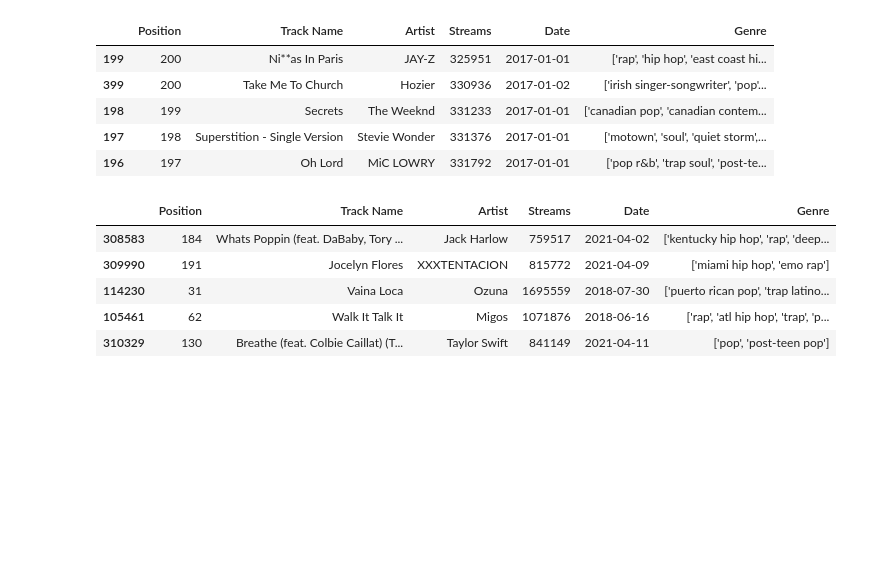
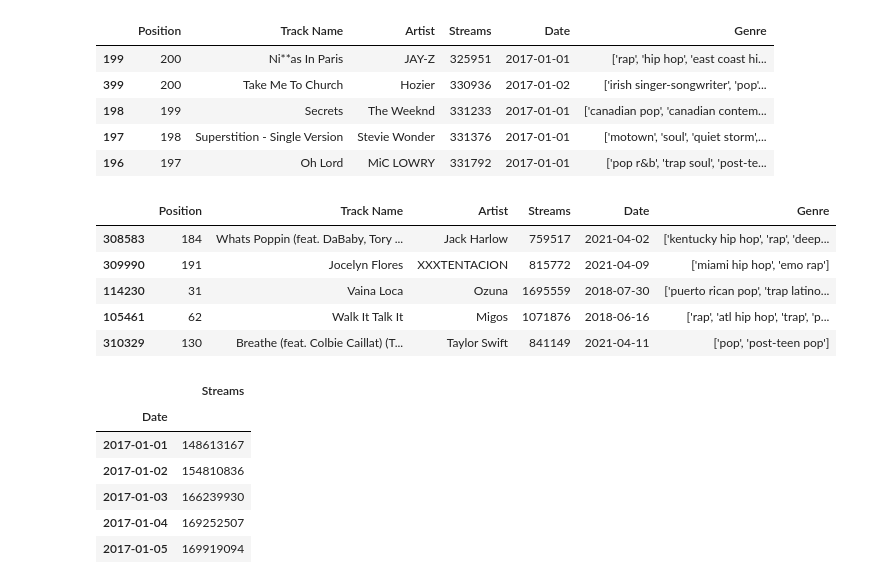
Before and after one commit to Trickster2038/researchSpotify, a Jupyter notebook: research.ipynb, the cells around one changed output. Cells and saved outputs as stored; diff of their text form; code cells hidden in the pictures; blank space fills up the shorter version.

```diff
--- a/research.ipynb
+++ b/research.ipynb
@@ -29,3 +29,14 @@ df.sample(frac=0.1).head()
 | 114230 | 31 | Vaina Loca | Ozuna | 1695559 | 2018-07-30 | ['puerto rican pop', 'trap latino... |
 | 105461 | 62 | Walk It Talk It | Migos | 1071876 | 2018-06-16 | ['rap', 'atl hip hop', 'trap', 'p... |
 | 310329 | 130 | Breathe (feat. Colbie Caillat) (T... | Taylor Swift | 841149 | 2021-04-11 | ['pop', 'post-teen pop'] |
+# %%
+df_time = df.groupby('Date').sum()[['Streams']]
+df_time.head()
+# %% [output]
+|  | Streams |
+| Date |  |
+| 2017-01-01 | 148613167 |
+| 2017-01-02 | 154810836 |
+| 2017-01-03 | 166239930 |
+| 2017-01-04 | 169252507 |
+| 2017-01-05 | 169919094 |
```
Also changed, not shown: parts of 4 cells of this notebook.
